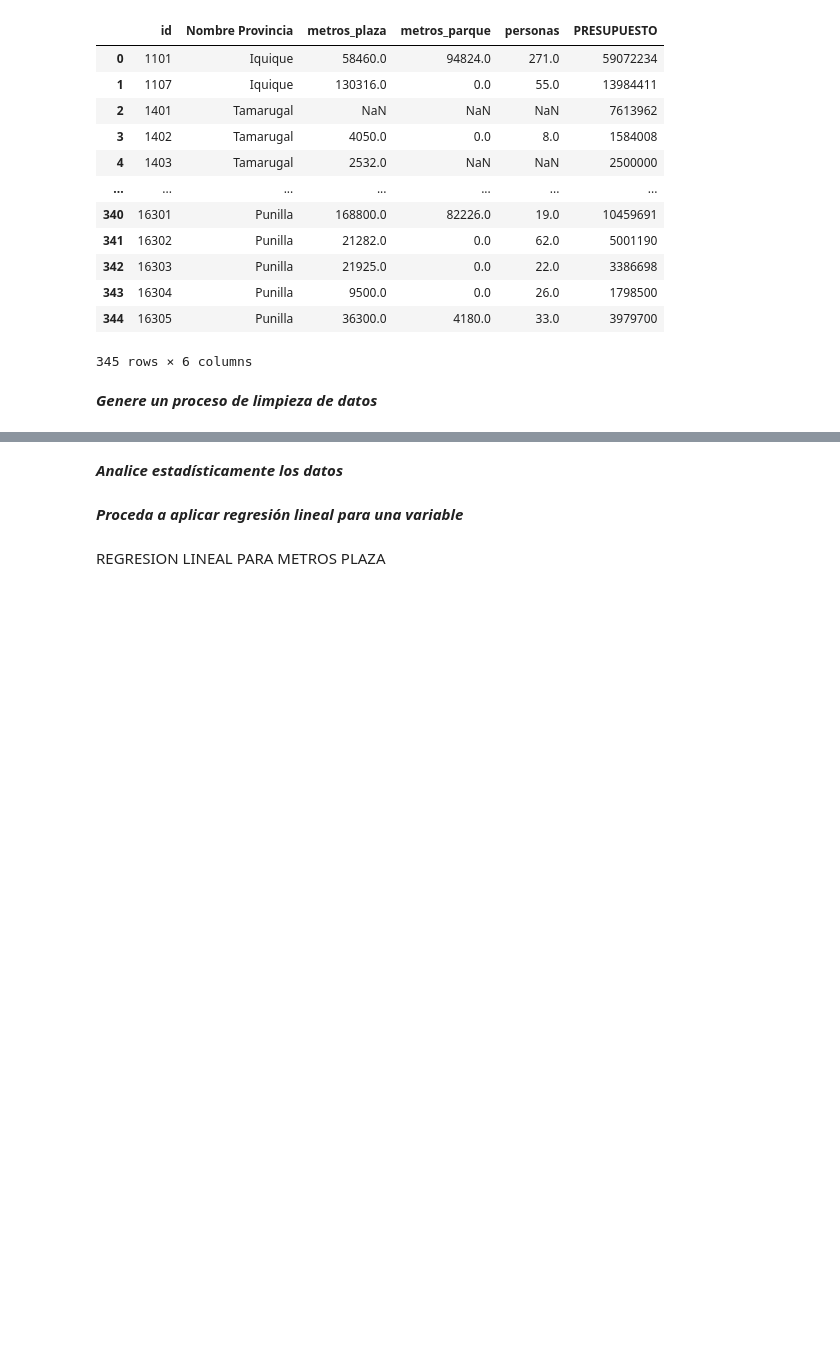
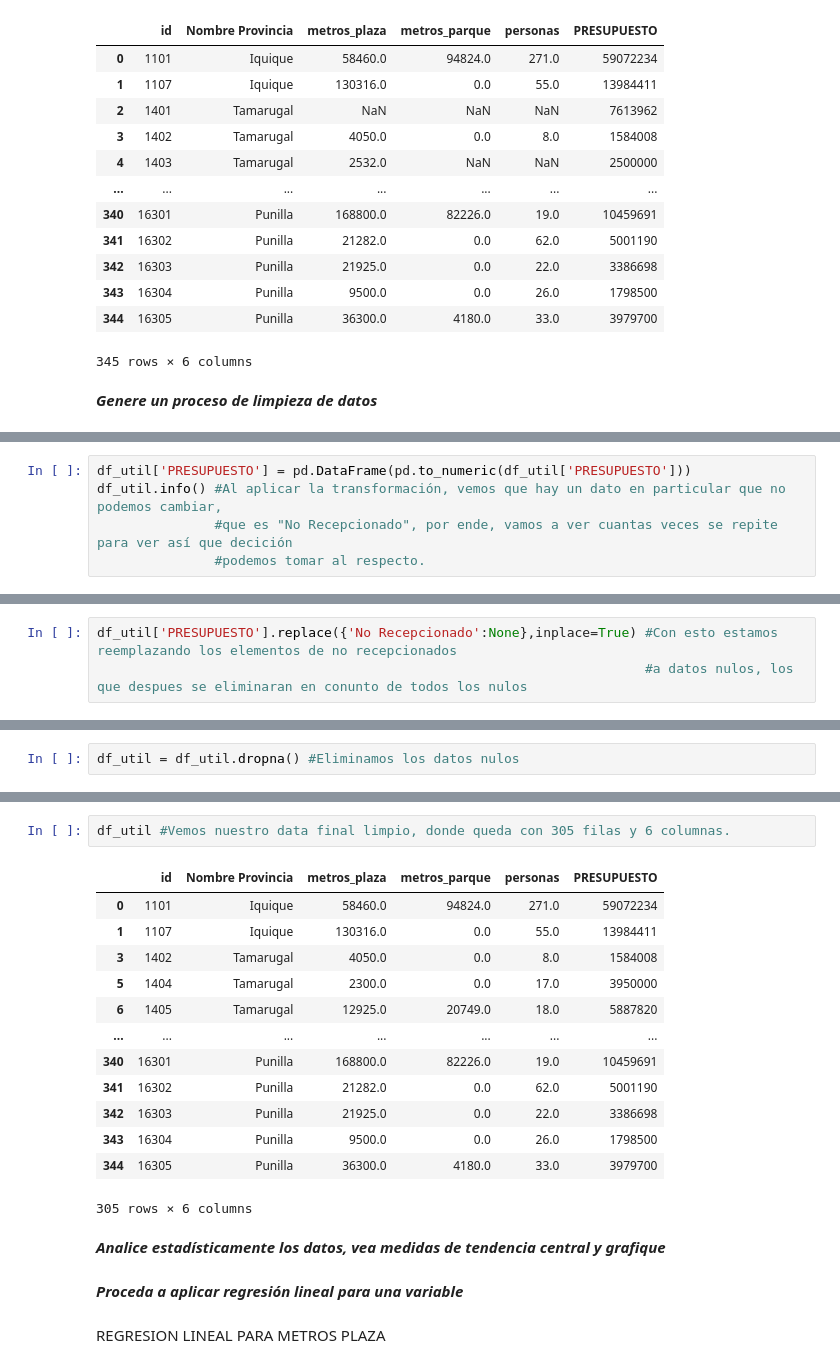
Before and after one commit to BrunoJReyes/AyudantiasTICS314-2022-2, a Jupyter notebook: Solución-Ayudantía-n°6-Ejercicios-Regresion-Lineal.ipynb, the cells around one changed output, grey strips where cells are left out. Saved outputs shown, nothing was run; the diff lists cells and outputs as text; blank space fills up the shorter version.

Commit message:
limpieza de datos

```diff
--- a/Solución-Ayudantía-n°6-Ejercicios-Regresion-Lineal.ipynb
+++ b/Solución-Ayudantía-n°6-Ejercicios-Regresion-Lineal.ipynb
@@ -78,0 +97,5 @@ df_util
+# %%
+df_util['PRESUPUESTO'] = pd.DataFrame(pd.to_numeric(df_util['PRESUPUESTO']))
+df_util.info() #Al aplicar la transformación, vemos que hay un dato en particular que no podemos cambiar,
+               #que es "No Recepcionado", por ende, vamos a ver cuantas veces se repite para ver así que decición
+               #podemos tomar al respecto.
@@ -78,0 +119,3 @@ df_util
+# %%
+df_util['PRESUPUESTO'].replace({'No Recepcionado':None},inplace=True) #Con esto estamos reemplazando los elementos de no recepcionados
+                                                                      #a datos nulos, los que despues se eliminaran en conunto de todos los nulos
@@ -78,0 +147,2 @@ df_util
+# %%
+df_util = df_util.dropna() #Eliminamos los datos nulos
@@ -79,5 +160,21 @@ df_util
+# %%
+df_util #Vemos nuestro data final limpio, donde queda con 305 filas y 6 columnas.
+# %% [output]
+|  | id | Nombre Provincia | metros_plaza | metros_parque | personas | PRESUPUESTO |
+| 0 | 1101 | Iquique | 58460.0 | 94824.0 | 271.0 | 59072234 |
+| 1 | 1107 | Iquique | 130316.0 | 0.0 | 55.0 | 13984411 |
+| 3 | 1402 | Tamarugal | 4050.0 | 0.0 | 8.0 | 1584008 |
+| 5 | 1404 | Tamarugal | 2300.0 | 0.0 | 17.0 | 3950000 |
+| 6 | 1405 | Tamarugal | 12925.0 | 20749.0 | 18.0 | 5887820 |
+| ... | ... | ... | ... | ... | ... | ... |
+| 340 | 16301 | Punilla | 168800.0 | 82226.0 | 19.0 | 10459691 |
+| 341 | 16302 | Punilla | 21282.0 | 0.0 | 62.0 | 5001190 |
+| 342 | 16303 | Punilla | 21925.0 | 0.0 | 22.0 | 3386698 |
+| 343 | 16304 | Punilla | 9500.0 | 0.0 | 26.0 | 1798500 |
+| 344 | 16305 | Punilla | 36300.0 | 4180.0 | 33.0 | 3979700 |
+305 rows × 6 columns
 # %% [markdown]
-***Analice estadísticamente los datos***
+***Analice estadísticamente los datos, vea medidas de tendencia central y grafique***
 # %% [markdown]
 ***Proceda a aplicar regresión lineal para una variable***
 # %% [markdown]
```
Also changed, not shown: parts of 8 cells of this notebook.
